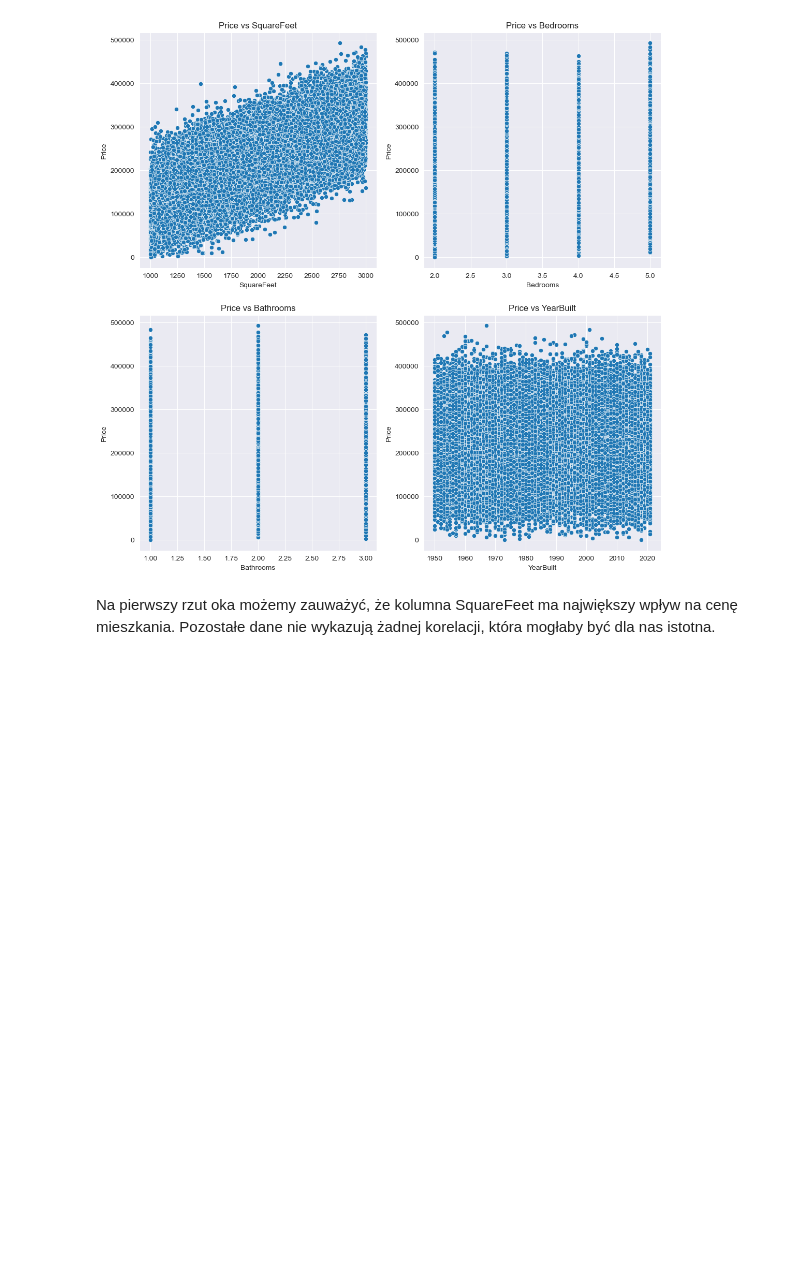
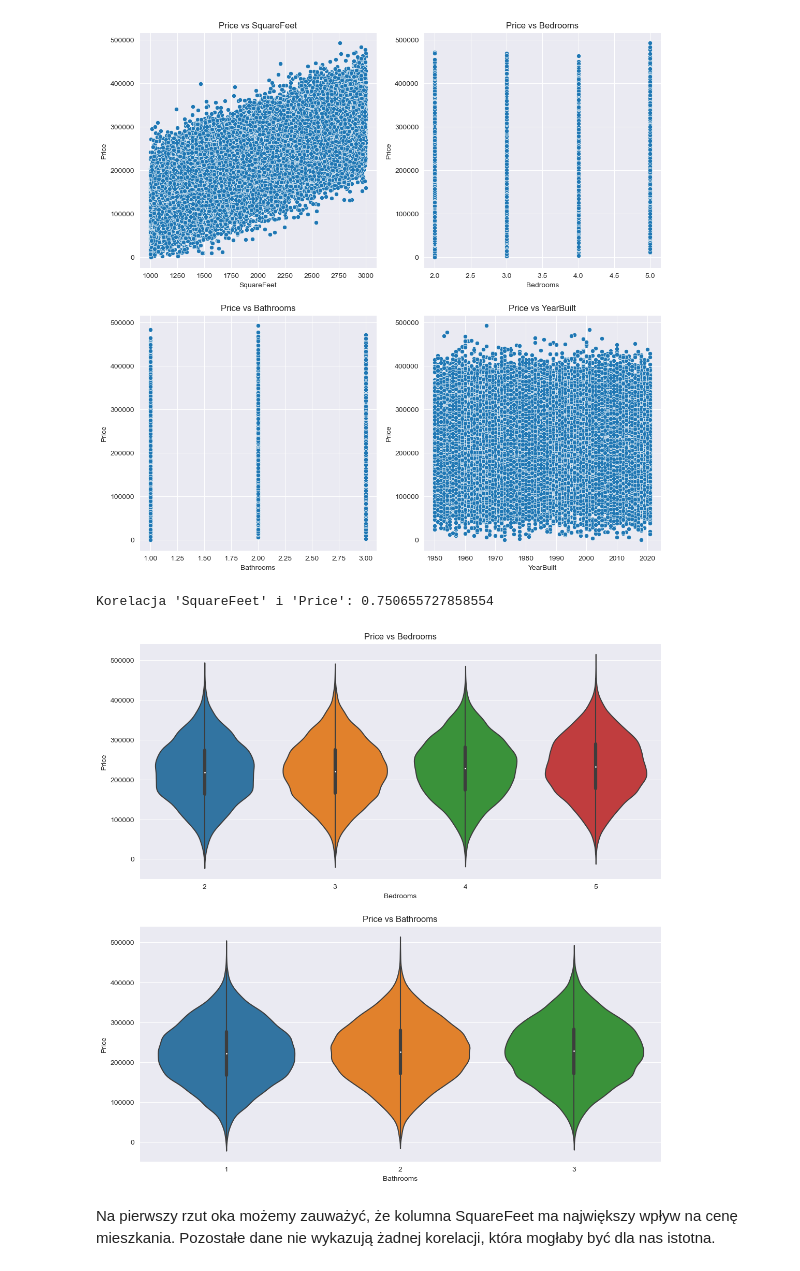
Before and after one commit to staszczm/LaboratoriumPRIAD, a Jupyter notebook: index.ipynb, the cells around one changed output. Cells and saved outputs as stored; diff of their text form; code cells hidden in the pictures; blank space fills up the shorter version.

```diff
--- a/index.ipynb
+++ b/index.ipynb
@@ -187,6 +185,25 @@ for i, variable in enumerate(numeric_columns):
 plt.show()
 # %% [output]
 [figure]
+# %%
+correlation = dataset['SquareFeet'].corr(dataset['Price'])
+print("Korelacja 'SquareFeet' i 'Price':", correlation)
+# %% [output]
+Korelacja 'SquareFeet' i 'Price': 0.750655727858554
+# %%
+plt.figure(figsize=(13, 13))
+
+plt.subplot(2, 1, 1)
+sns.violinplot(x=dataset["Bedrooms"], y=dataset['Price'])
+plt.title('Price vs Bedrooms')
+
+plt.subplot(2, 1, 2)
+sns.violinplot(x=dataset["Bathrooms"], y=dataset['Price'])
+plt.title('Price vs Bathrooms')
+
+plt.show()
+# %% [output]
+[figure, added]
 # %% [markdown]
 Na pierwszy rzut oka możemy zauważyć, że kolumna SquareFeet ma największy wpływ na cenę mieszkania. Pozostałe dane nie wykazują żadnej korelacji, która mogłaby być dla nas istotna.
 # %% [markdown]
```
Also changed, not shown: parts of 10 cells of this notebook.
